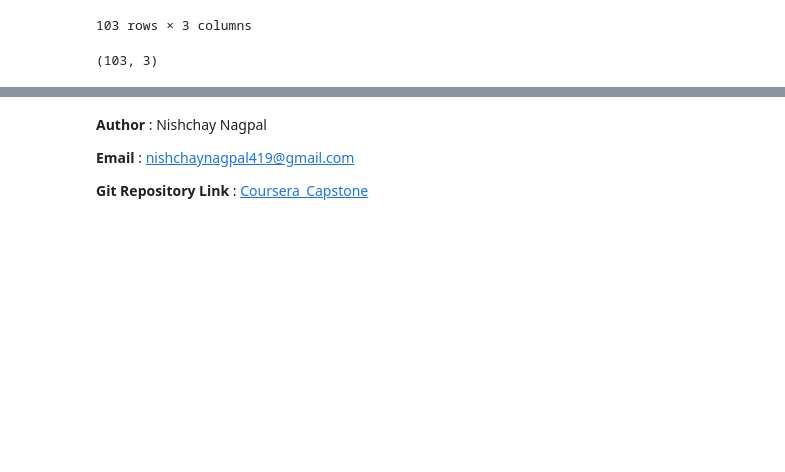
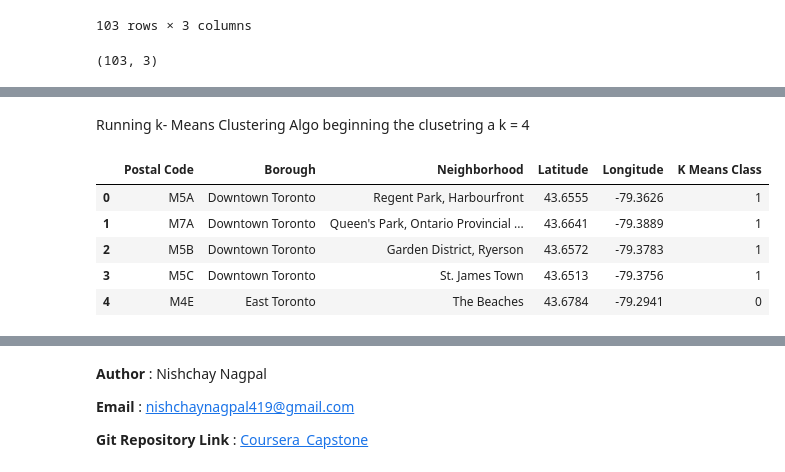
Before and after one commit to Anima419/Coursera_Capstone, a Jupyter notebook: Segmenting Canada Neighborhoods.ipynb, the cells around one changed output, grey strips where cells are left out. Saved outputs shown, nothing was run; the diff lists cells and outputs as text; code cells hidden in the pictures; blank space fills up the shorter version.

```diff
--- a/Segmenting Canada Neighborhoods.ipynb
+++ b/Segmenting Canada Neighborhoods.ipynb
@@ -99,0 +114,16 @@ df.shape
+# %%
+nomi = pgeocode.Nominatim('ca')
+
+# initiating latitude and longitude var
+latitude = []
+longitude = []
+
+# looping on all postal codes in the dataframe to get the lot and long of the postal code
+for n in range(0,len(df['Postal Code'])):
+    latitude.append(nomi.query_postal_code(df['Postal Code'][n]).latitude)
+    longitude.append(nomi.query_postal_code(df['Postal Code'][n]).longitude)
+
+# adding Latitude and Longitude cols ino the dataframe
+df['Latitude'] = latitude
+df['Longitude'] = longitude
+df.head()
@@ -99,0 +137,5 @@ df.shape
+# %%
+# separating Toronto only rows then resetting index and deleting index column created due to resetting
+tor_df = df[df['Borough'].str.contains('Toronto', case=False, regex=True)].reset_index(drop = True)
+
+tor_df.head()
@@ -99,0 +173,26 @@ df.shape
+# %% [markdown]
+Running k- Means Clustering Algo beginning the clusetring a  k = 4
+# %%
+k_clusters = 4
+
+# importing matplotlib associated plotting modules
+from sklearn.cluster import KMeans
+import matplotlib.cm as cm
+import matplotlib.colors as colors
+# %%
+# applying Clustering Algo
+kmeans = KMeans(n_clusters=k_clusters, random_state=0).fit(tor_df.drop(columns = ['Neighborhood', 'Borough', 'Postal Code']))
+
+#Combining kmeans labels with toronoto dataframe
+tor_df = pd.concat([tor_df, pd.DataFrame(kmeans.labels_)], axis = 1)
+
+# renaming kmeans combined column label
+tor_df.rename(columns = {0 : "K Means Class"}, inplace = True)
+tor_df.head()
+# %% [output]
+|  | Postal Code | Borough | Neighborhood | Latitude | Longitude | K Means Class |
+| 0 | M5A | Downtown Toronto | Regent Park, Harbourfront | 43.6555 | -79.3626 | 1 |
+| 1 | M7A | Downtown Toronto | Queen's Park, Ontario Provincial ... | 43.6641 | -79.3889 | 1 |
+| 2 | M5B | Downtown Toronto | Garden District, Ryerson | 43.6572 | -79.3783 | 1 |
+| 3 | M5C | Downtown Toronto | St. James Town | 43.6513 | -79.3756 | 1 |
+| 4 | M4E | East Toronto | The Beaches | 43.6784 | -79.2941 | 0 |
```
Also changed, not shown: parts of 10 cells of this notebook.
